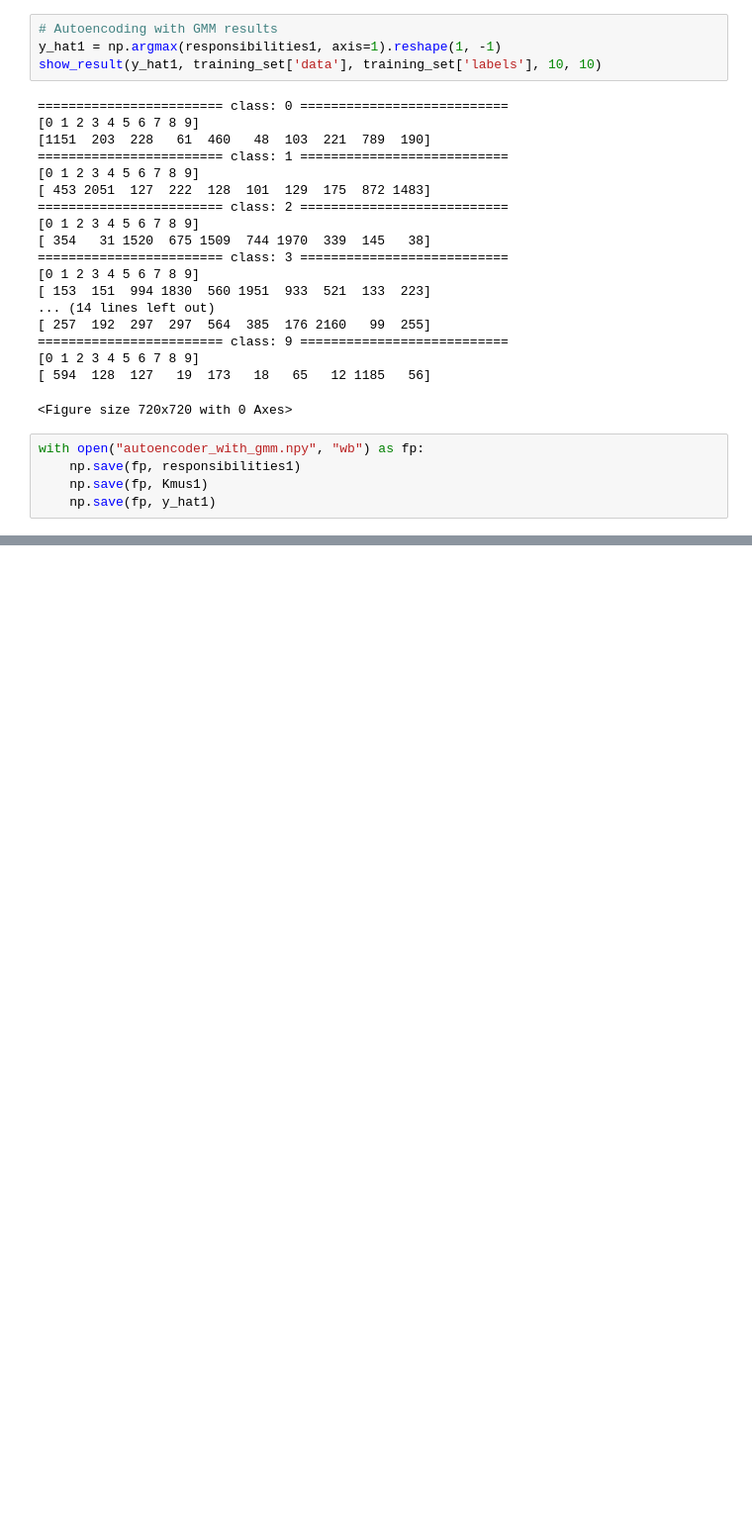
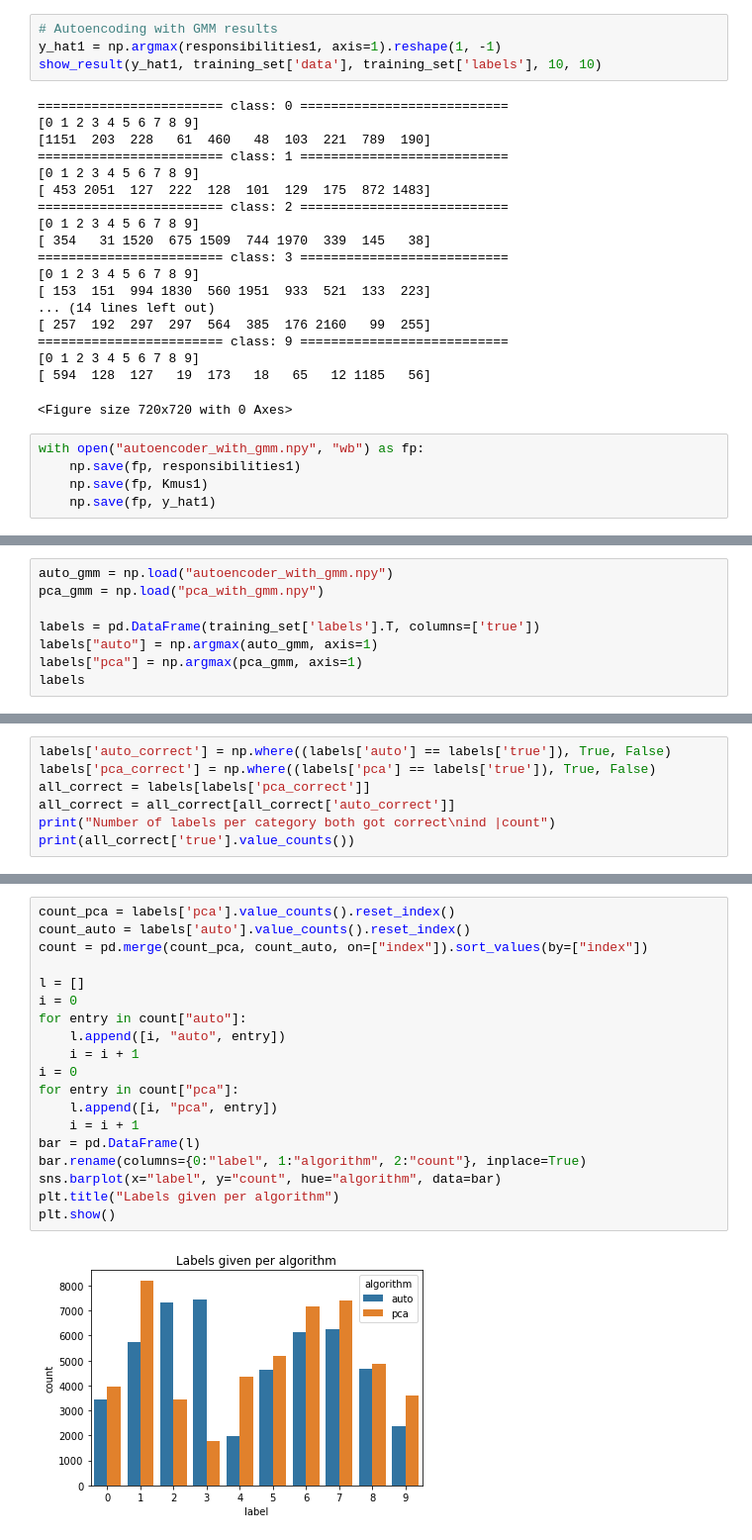
Before and after one commit to kevinlu1736/cogs118b-final-project, a Jupyter notebook: FinalProject.ipynb, the cells around one changed output, grey strips where cells are left out. Shown at 99% size. Saved outputs shown, nothing was run; the diff lists cells and outputs as text; blank space fills up the shorter version.

```diff
--- a/FinalProject.ipynb
+++ b/FinalProject.ipynb
@@ -678,0 +587,8 @@ PCA with GMM Confusion Matrix
+# %%
+auto_gmm = np.load("autoencoder_with_gmm.npy")
+pca_gmm = np.load("pca_with_gmm.npy")
+
+labels = pd.DataFrame(training_set['labels'].T, columns=['true'])
+labels["auto"] = np.argmax(auto_gmm, axis=1)
+labels["pca"] = np.argmax(pca_gmm, axis=1)
+labels
@@ -678,0 +661,7 @@ PCA with GMM Confusion Matrix
+# %%
+labels['auto_correct'] = np.where((labels['auto'] == labels['true']), True, False)
+labels['pca_correct'] = np.where((labels['pca'] == labels['true']), True, False)
+all_correct = labels[labels['pca_correct']]
+all_correct = all_correct[all_correct['auto_correct']]
+print("Number of labels per category both got correct\nind |count")
+print(all_correct['true'].value_counts())
@@ -678,0 +679,21 @@ PCA with GMM Confusion Matrix
+# %%
+count_pca = labels['pca'].value_counts().reset_index()
+count_auto = labels['auto'].value_counts().reset_index()
+count = pd.merge(count_pca, count_auto, on=["index"]).sort_values(by=["index"])
+
+l = []
+i = 0
+for entry in count["auto"]:
+    l.append([i, "auto", entry])
+    i = i + 1
+i = 0
+for entry in count["pca"]:
+    l.append([i, "pca", entry])
+    i = i + 1
+bar = pd.DataFrame(l)
+bar.rename(columns={0:"label", 1:"algorithm", 2:"count"}, inplace=True)
+sns.barplot(x="label", y="count", hue="algorithm", data=bar)
+plt.title("Labels given per algorithm")
+plt.show()
+# %% [output]
+[figure, added]
```
Also changed, not shown: parts of 25 cells of this notebook.
